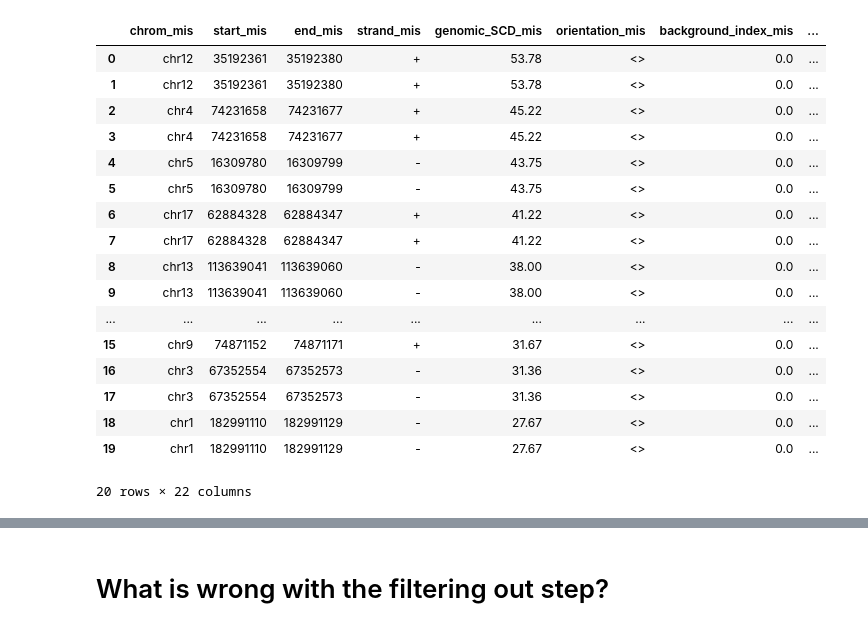
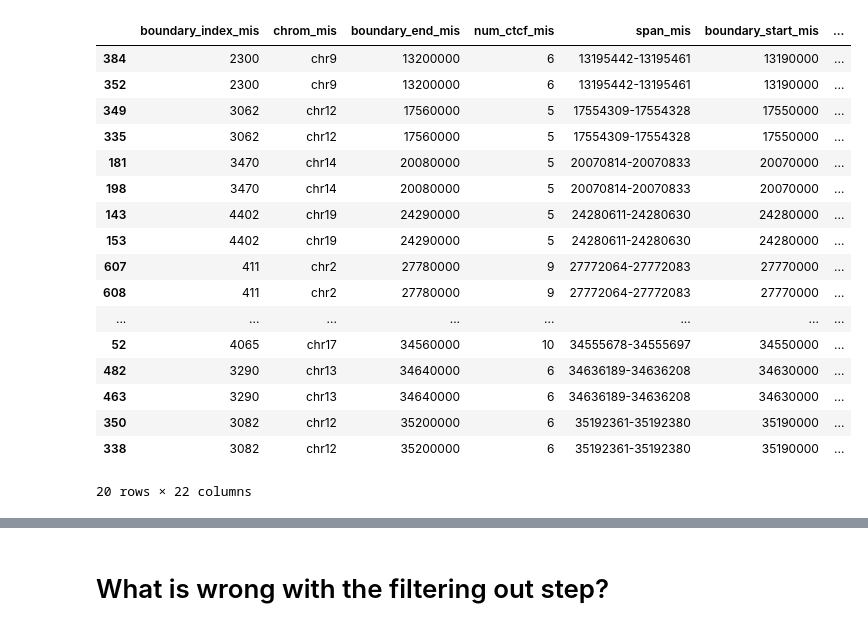
Before and after one commit to Fudenberg-Research-Group/akita_utils, a Jupyter notebook: bin/insert_virtual_dots_vs_boundaries/motif_scanning.ipynb, the cells around one changed output, grey strips where cells are left out. Drawn from its saved outputs; the diff is of its cells as text; code cells hidden in the pictures.

Commit message:
strand mismatch investigation

```diff
--- a/bin/insert_virtual_dots_vs_boundaries/motif_scanning.ipynb
+++ b/bin/insert_virtual_dots_vs_boundaries/motif_scanning.ipynb
@@ -135,2 +201,2 @@ See the caveats in the documentation: https://pandas.pydata.org/pandas-docs/stab
 # %%
-df_bg0.loc[:, ("rf_diff")] = df_bg0.apply(get_rf_diff, axis=1)
+df.loc[:, ("rf_diff")] = df.apply(get_rf_diff, axis=1)
@@ -162,5 +221,5 @@ df_bg0
 # %%
-mismatch_df = df_bg0[df_bg0["mismatch"] == 1]
+mismatch_df = df[df["mismatch"] == 1]
 # %%
 mismatch_df
 # %% [output]
@@ -228,23 +263,26 @@ jaspar_df
 # %%
-jaspar_overlap = bf.overlap(mismatch_df, jaspar_df, how="left", suffixes=("_mis","_jaspar"))
+jaspar_overlap = bf.overlap(mismatch_df, jaspar_df, how="inner", suffixes=("_mis","_jaspar"))
+# %%
+jaspar_overlap_high = jaspar_overlap[jaspar_overlap["rf_diff_mis"] > 0.9]
+jaspar_overlap_high = jaspar_overlap_high.sort_values(by = "start_mis")
 # %%
-jaspar_overlap.head(20)
+jaspar_overlap_high.head(20)
 # %% [output]
-|  | chrom_mis | start_mis | end_mis | strand_mis | genomic_SCD_mis | orientation_mis | background_index_mis | ... |
-| 0 | chr12 | 35192361 | 35192380 | + | 53.78 | <> | 0.0 | ... |
-| 1 | chr12 | 35192361 | 35192380 | + | 53.78 | <> | 0.0 | ... |
-| 2 | chr4 | 74231658 | 74231677 | + | 45.22 | <> | 0.0 | ... |
-| 3 | chr4 | 74231658 | 74231677 | + | 45.22 | <> | 0.0 | ... |
-| 4 | chr5 | 16309780 | 16309799 | - | 43.75 | <> | 0.0 | ... |
-| 5 | chr5 | 16309780 | 16309799 | - | 43.75 | <> | 0.0 | ... |
-| 6 | chr17 | 62884328 | 62884347 | + | 41.22 | <> | 0.0 | ... |
-| 7 | chr17 | 62884328 | 62884347 | + | 41.22 | <> | 0.0 | ... |
-| 8 | chr13 | 113639041 | 113639060 | - | 38.00 | <> | 0.0 | ... |
-| 9 | chr13 | 113639041 | 113639060 | - | 38.00 | <> | 0.0 | ... |
-| ... | ... | ... | ... | ... | ... | ... | ... | ... |
-| 15 | chr9 | 74871152 | 74871171 | + | 31.67 | <> | 0.0 | ... |
-| 16 | chr3 | 67352554 | 67352573 | - | 31.36 | <> | 0.0 | ... |
-| 17 | chr3 | 67352554 | 67352573 | - | 31.36 | <> | 0.0 | ... |
-| 18 | chr1 | 182991110 | 182991129 | - | 27.67 | <> | 0.0 | ... |
-| 19 | chr1 | 182991110 | 182991129 | - | 27.67 | <> | 0.0 | ... |
+|  | boundary_index_mis | chrom_mis | boundary_end_mis | num_ctcf_mis | span_mis | boundary_start_mis | ... |
+| 384 | 2300 | chr9 | 13200000 | 6 | 13195442-13195461 | 13190000 | ... |
+| 352 | 2300 | chr9 | 13200000 | 6 | 13195442-13195461 | 13190000 | ... |
+| 349 | 3062 | chr12 | 17560000 | 5 | 17554309-17554328 | 17550000 | ... |
+| 335 | 3062 | chr12 | 17560000 | 5 | 17554309-17554328 | 17550000 | ... |
+| 181 | 3470 | chr14 | 20080000 | 5 | 20070814-20070833 | 20070000 | ... |
+| 198 | 3470 | chr14 | 20080000 | 5 | 20070814-20070833 | 20070000 | ... |
+| 143 | 4402 | chr19 | 24290000 | 5 | 24280611-24280630 | 24280000 | ... |
+| 153 | 4402 | chr19 | 24290000 | 5 | 24280611-24280630 | 24280000 | ... |
+| 607 | 411 | chr2 | 27780000 | 9 | 27772064-27772083 | 27770000 | ... |
+| 608 | 411 | chr2 | 27780000 | 9 | 27772064-27772083 | 27770000 | ... |
+| ... | ... | ... | ... | ... | ... | ... | ... |
+| 52 | 4065 | chr17 | 34560000 | 10 | 34555678-34555697 | 34550000 | ... |
+| 482 | 3290 | chr13 | 34640000 | 6 | 34636189-34636208 | 34630000 | ... |
+| 463 | 3290 | chr13 | 34640000 | 6 | 34636189-34636208 | 34630000 | ... |
+| 350 | 3082 | chr12 | 35200000 | 6 | 35192361-35192380 | 35190000 | ... |
+| 338 | 3082 | chr12 | 35200000 | 6 | 35192361-35192380 | 35190000 | ... |
 20 rows × 22 columns
```
Also changed, not shown: parts of 99 cells of this notebook.
